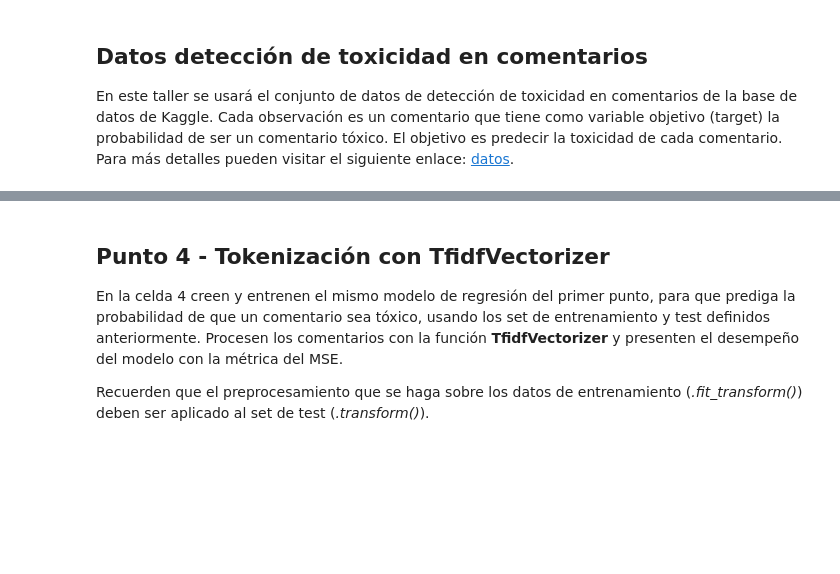
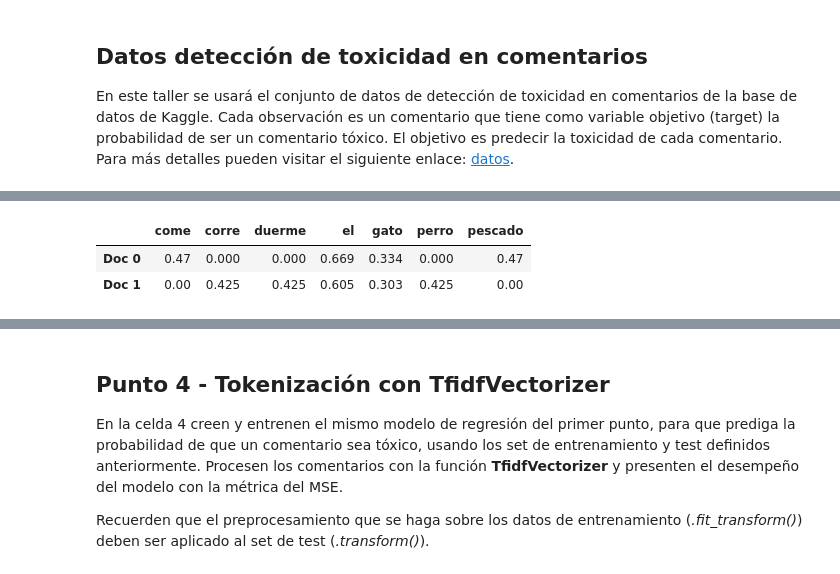
Before and after one commit to will89pinilla/MIAD_ML_NLP_2025_OWN, a Jupyter notebook: Semana 4/S4TC1_Tokenizacion.ipynb, the cells around one changed output, grey strips where cells are left out. Saved outputs shown, nothing was run; the diff lists cells and outputs as text; code cells hidden in the pictures; blank space fills up the shorter version.

```diff
--- a/Semana 4/S4TC1_Tokenizacion.ipynb
+++ b/Semana 4/S4TC1_Tokenizacion.ipynb
@@ -68,0 +295,16 @@ Investigen sobre la función TfidfVectorizer. En la celda de texto 3, expliquen
+# %%
+# L2 normalization por defecto
+tfidf = TfidfVectorizer()
+X = tfidf.fit_transform(docs)
+
+df_tf_idf = pd.DataFrame(
+    X.toarray().round(3),
+    columns=tfidf.get_feature_names_out(),
+    index=["Doc 0", "Doc 1"]
+)
+
+df_tf_idf.head()
+# %% [output]
+|  | come | corre | duerme | el | gato | perro | pescado |
+| Doc 0 | 0.47 | 0.000 | 0.000 | 0.669 | 0.334 | 0.000 | 0.47 |
+| Doc 1 | 0.00 | 0.425 | 0.425 | 0.605 | 0.303 | 0.425 | 0.00 |
```
Also changed, not shown: parts of 57 cells of this notebook, 2 other files.
